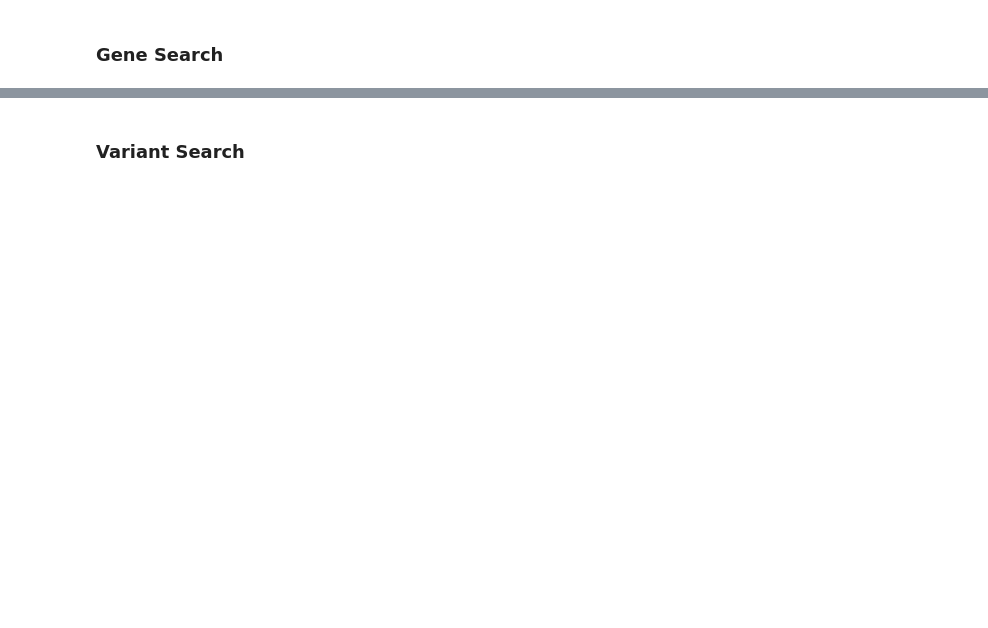
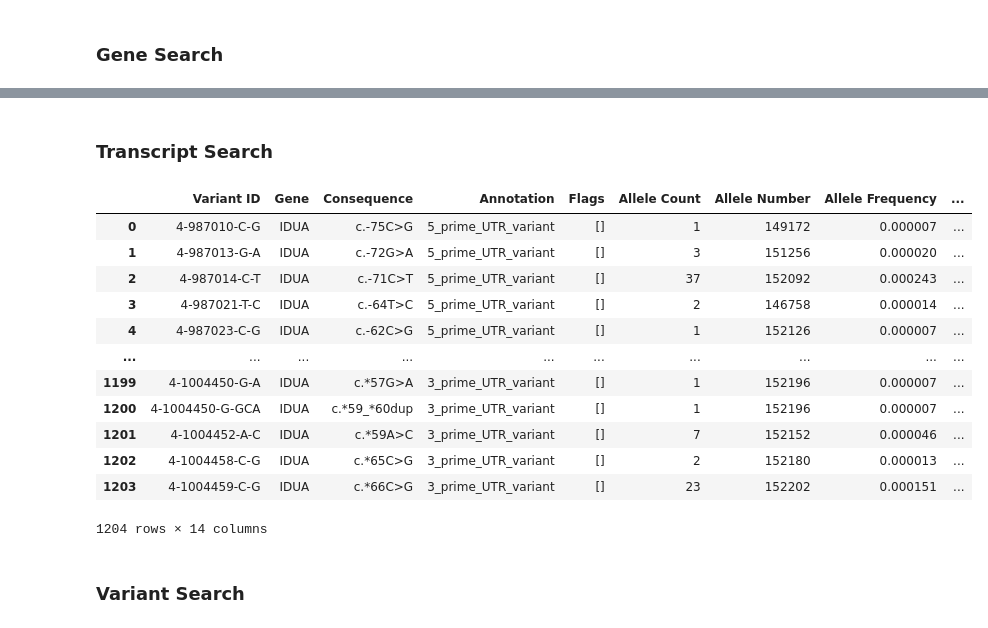
Before and after one commit to bioinfo-hcpa/pynoma, a Jupyter notebook: notebooks/tests.ipynb, the cells around one changed output, grey strips where cells are left out. Saved outputs shown, nothing was run; the diff lists cells and outputs as text; code cells hidden in the pictures; blank space fills up the shorter version.

```diff
--- a/notebooks/tests.ipynb
+++ b/notebooks/tests.ipynb
@@ -105,3 +102,24 @@ normal
+# %% [markdown]
+### Transcript Search
+# %%
+from pynoma import TranscriptSearch
+ts = TranscriptSearch(3, "ENST00000247933")
+df, _ = ts.get_data()
+df
+# %% [output]
+|  | Variant ID | Gene | Consequence | Annotation | Flags | Allele Count | Allele Number | Allele Frequency | ... |
+| 0 | 4-987010-C-G | IDUA | c.-75C>G | 5_prime_UTR_variant | [] | 1 | 149172 | 0.000007 | ... |
+| 1 | 4-987013-G-A | IDUA | c.-72G>A | 5_prime_UTR_variant | [] | 3 | 151256 | 0.000020 | ... |
+| 2 | 4-987014-C-T | IDUA | c.-71C>T | 5_prime_UTR_variant | [] | 37 | 152092 | 0.000243 | ... |
+| 3 | 4-987021-T-C | IDUA | c.-64T>C | 5_prime_UTR_variant | [] | 2 | 146758 | 0.000014 | ... |
+| 4 | 4-987023-C-G | IDUA | c.-62C>G | 5_prime_UTR_variant | [] | 1 | 152126 | 0.000007 | ... |
+| ... | ... | ... | ... | ... | ... | ... | ... | ... | ... |
+| 1199 | 4-1004450-G-A | IDUA | c.*57G>A | 3_prime_UTR_variant | [] | 1 | 152196 | 0.000007 | ... |
+| 1200 | 4-1004450-G-GCA | IDUA | c.*59_*60dup | 3_prime_UTR_variant | [] | 1 | 152196 | 0.000007 | ... |
+| 1201 | 4-1004452-A-C | IDUA | c.*59A>C | 3_prime_UTR_variant | [] | 7 | 152152 | 0.000046 | ... |
+| 1202 | 4-1004458-C-G | IDUA | c.*65C>G | 3_prime_UTR_variant | [] | 2 | 152180 | 0.000013 | ... |
+| 1203 | 4-1004459-C-G | IDUA | c.*66C>G | 3_prime_UTR_variant | [] | 23 | 152202 | 0.000151 | ... |
+1204 rows × 14 columns
 # %% [markdown]
 ### Variant Search
 # %%
```
Also changed, not shown: parts of 11 cells of this notebook, 5 other files.
